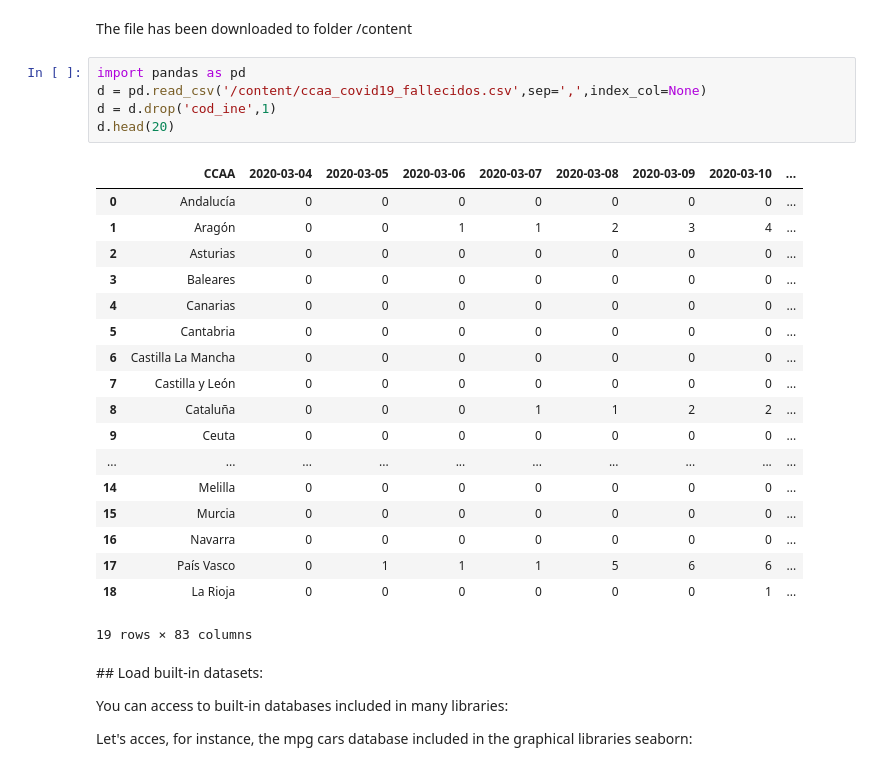
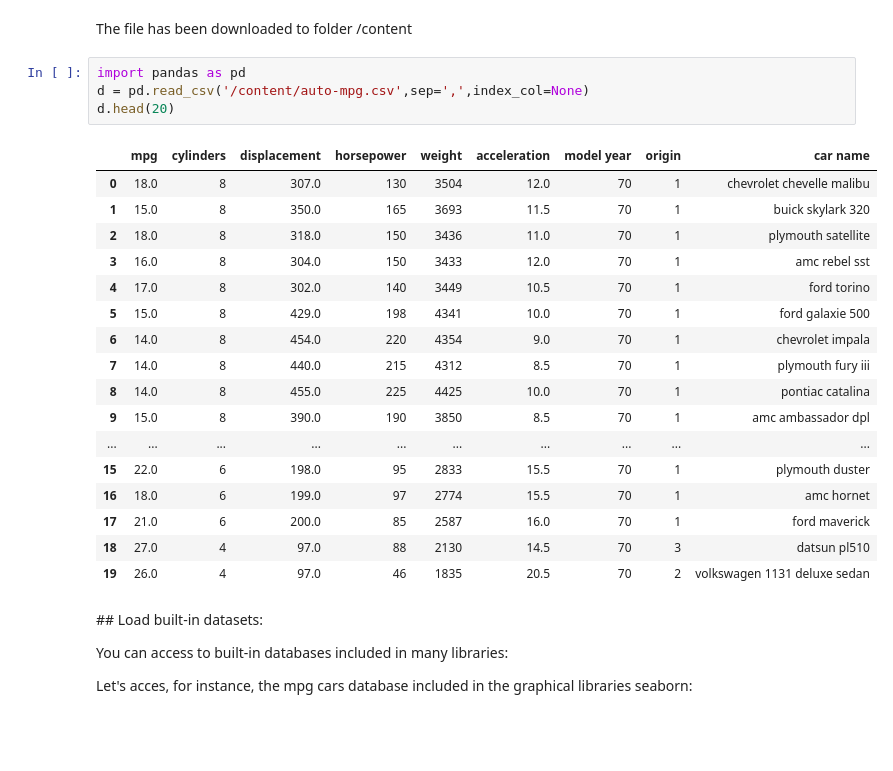
Before and after one commit to raulbenitez/postgrau_IML_exploratory, a Jupyter notebook: Intro_Python.ipynb, the cells around one changed output. Drawn from its saved outputs; the diff is of its cells as text; blank space fills up the shorter version.

```diff
--- a/Intro_Python.ipynb
+++ b/Intro_Python.ipynb
@@ -951,28 +986,26 @@ ccaa_covid19_fallec 100%[===================>]   6.54K  --.-KB/s    in 0s
 The file has been downloaded to folder /content
 # %%
 import pandas as pd
-d = pd.read_csv('/content/ccaa_covid19_fallecidos.csv',sep=',',index_col=None)
-d = d.drop('cod_ine',1)
+d = pd.read_csv('/content/auto-mpg.csv',sep=',',index_col=None)
 d.head(20)
 # %% [output]
-|  | CCAA | 2020-03-04 | 2020-03-05 | 2020-03-06 | 2020-03-07 | 2020-03-08 | 2020-03-09 | 2020-03-10 | ... |
-| 0 | Andalucía | 0 | 0 | 0 | 0 | 0 | 0 | 0 | ... |
-| 1 | Aragón | 0 | 0 | 1 | 1 | 2 | 3 | 4 | ... |
-| 2 | Asturias | 0 | 0 | 0 | 0 | 0 | 0 | 0 | ... |
-| 3 | Baleares | 0 | 0 | 0 | 0 | 0 | 0 | 0 | ... |
-| 4 | Canarias | 0 | 0 | 0 | 0 | 0 | 0 | 0 | ... |
-| 5 | Cantabria | 0 | 0 | 0 | 0 | 0 | 0 | 0 | ... |
-| 6 | Castilla La Mancha | 0 | 0 | 0 | 0 | 0 | 0 | 0 | ... |
-| 7 | Castilla y León | 0 | 0 | 0 | 0 | 0 | 0 | 0 | ... |
-| 8 | Cataluña | 0 | 0 | 0 | 1 | 1 | 2 | 2 | ... |
-| 9 | Ceuta | 0 | 0 | 0 | 0 | 0 | 0 | 0 | ... |
+|  | mpg | cylinders | displacement | horsepower | weight | acceleration | model year | origin | car name |
+| 0 | 18.0 | 8 | 307.0 | 130 | 3504 | 12.0 | 70 | 1 | chevrolet chevelle malibu |
+| 1 | 15.0 | 8 | 350.0 | 165 | 3693 | 11.5 | 70 | 1 | buick skylark 320 |
+| 2 | 18.0 | 8 | 318.0 | 150 | 3436 | 11.0 | 70 | 1 | plymouth satellite |
+| 3 | 16.0 | 8 | 304.0 | 150 | 3433 | 12.0 | 70 | 1 | amc rebel sst |
+| 4 | 17.0 | 8 | 302.0 | 140 | 3449 | 10.5 | 70 | 1 | ford torino |
+| 5 | 15.0 | 8 | 429.0 | 198 | 4341 | 10.0 | 70 | 1 | ford galaxie 500 |
+| 6 | 14.0 | 8 | 454.0 | 220 | 4354 | 9.0 | 70 | 1 | chevrolet impala |
+| 7 | 14.0 | 8 | 440.0 | 215 | 4312 | 8.5 | 70 | 1 | plymouth fury iii |
+| 8 | 14.0 | 8 | 455.0 | 225 | 4425 | 10.0 | 70 | 1 | pontiac catalina |
+| 9 | 15.0 | 8 | 390.0 | 190 | 3850 | 8.5 | 70 | 1 | amc ambassador dpl |
 | ... | ... | ... | ... | ... | ... | ... | ... | ... | ... |
-| 14 | Melilla | 0 | 0 | 0 | 0 | 0 | 0 | 0 | ... |
-| 15 | Murcia | 0 | 0 | 0 | 0 | 0 | 0 | 0 | ... |
-| 16 | Navarra | 0 | 0 | 0 | 0 | 0 | 0 | 0 | ... |
-| 17 | País Vasco | 0 | 1 | 1 | 1 | 5 | 6 | 6 | ... |
-| 18 | La Rioja | 0 | 0 | 0 | 0 | 0 | 0 | 1 | ... |
+| 15 | 22.0 | 6 | 198.0 | 95 | 2833 | 15.5 | 70 | 1 | plymouth duster |
+| 16 | 18.0 | 6 | 199.0 | 97 | 2774 | 15.5 | 70 | 1 | amc hornet |
+| 17 | 21.0 | 6 | 200.0 | 85 | 2587 | 16.0 | 70 | 1 | ford maverick |
+| 18 | 27.0 | 4 | 97.0 | 88 | 2130 | 14.5 | 70 | 3 | datsun pl510 |
+| 19 | 26.0 | 4 | 97.0 | 46 | 1835 | 20.5 | 70 | 2 | volkswagen 1131 deluxe sedan |
-19 rows × 83 columns
 # %% [markdown]
 ## Load built-in datasets:
 
```
Also changed, not shown: parts of 8 cells of this notebook.
